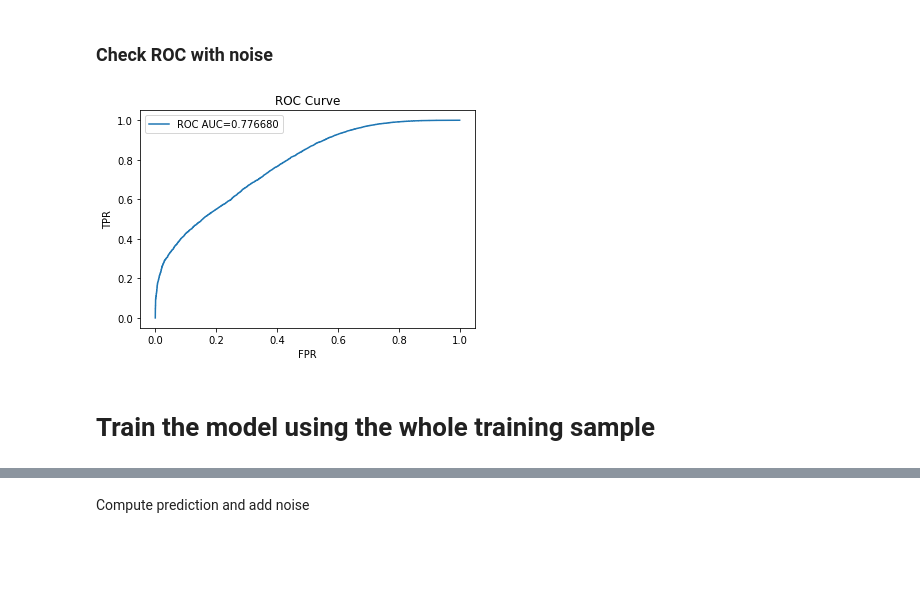
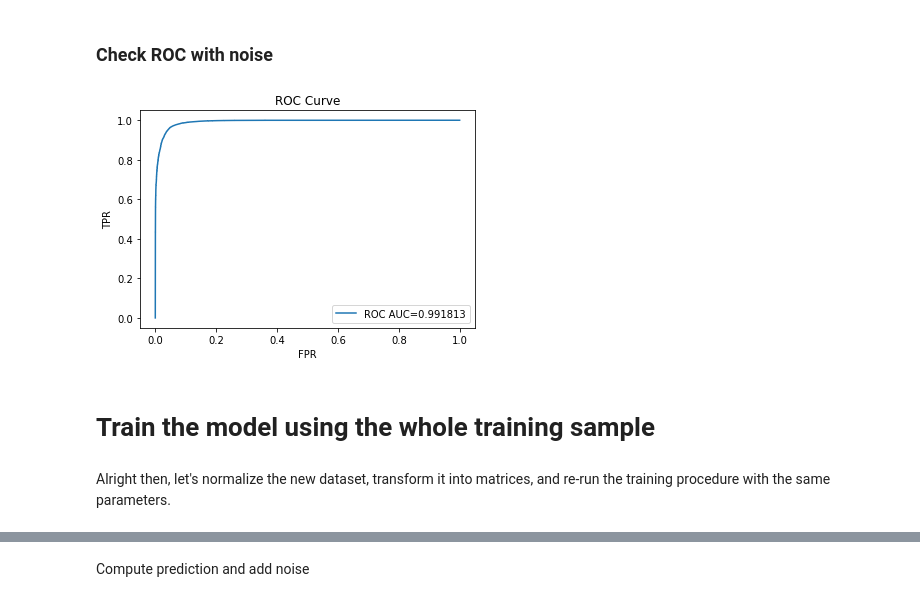
Before and after one commit to farahmand-m/hadron-collider-machine-learning, a Jupyter notebook: week3/index.ipynb, the cells around one changed output, grey strips where cells are left out. Drawn from its saved outputs; the diff is of its cells as text; code cells hidden in the pictures; blank space fills up the shorter version.

```diff
--- a/week3/index.ipynb
+++ b/week3/index.ipynb
@@ -99,0 +82,9 @@ clf = ClassifierWithScaler(
+# %%
+from sklearn.preprocessing import StandardScaler
+
+scaler = StandardScaler()
+
+x_train = scaler.fit_transform(train[variables])
+y_train = train['signal'].values
+x_test = scaler.transform(train[variables])
+y_test = train['signal'].values
@@ -99,0 +97,5 @@ clf = ClassifierWithScaler(
+# %%
+import xgboost as xgb
+
+d_train = xgb.DMatrix(x_train, label=y_train)
+d_test = xgb.DMatrix(x_test, label=y_test)
@@ -99,0 +104,4 @@ clf = ClassifierWithScaler(
+# %%
+%%time
+param = {'n_estimators': 200, 'max_depth': 10, 'eta': 0.1, 'objective': 'binary:logistic'}
+clf = xgb.train(param, d_train, num_boost_round=150, evals=[(d_test, 'roc_auc')])
@@ -501,6 +535,6 @@ The 'normed' kwarg was deprecated in Matplotlib 2.1 and will be removed in 3.1.
 # %% [markdown]
 ### Let's see if adding some noise can improve the agreement
 # %%
-def add_noise(array, level=0.25, random_seed=34):
+def add_noise(array, level=0.5, random_seed=34):
     numpy.random.seed(random_seed)
     return level * numpy.random.random(size=array.size) + (1 - level) * array
@@ -526,10 +560,10 @@ The 'normed' kwarg was deprecated in Matplotlib 2.1 and will be removed in 3.1.
 # %% [markdown]
 ### Check ROC with noise
 # %%
-y_pred = add_noise(clf.predict_proba(test[variables])[:, 1])
+y_pred = add_noise(clf.predict(d_test))
 
-plot_metrics(test['signal'], y_pred)
+plot_metrics(y_test, y_pred)
 # %% [output]
-[figure, old version]
+[figure, new version]
 # %% [markdown]
 # Train the model using the whole training sample
@@ -537,0 +570,2 @@ plot_metrics(test['signal'], y_pred)
+# %% [markdown]
+Alright then, let's normalize the new dataset, transform it into matrices, and re-run the training procedure with the same parameters.
```
Also changed, not shown: parts of 36 cells of this notebook.
